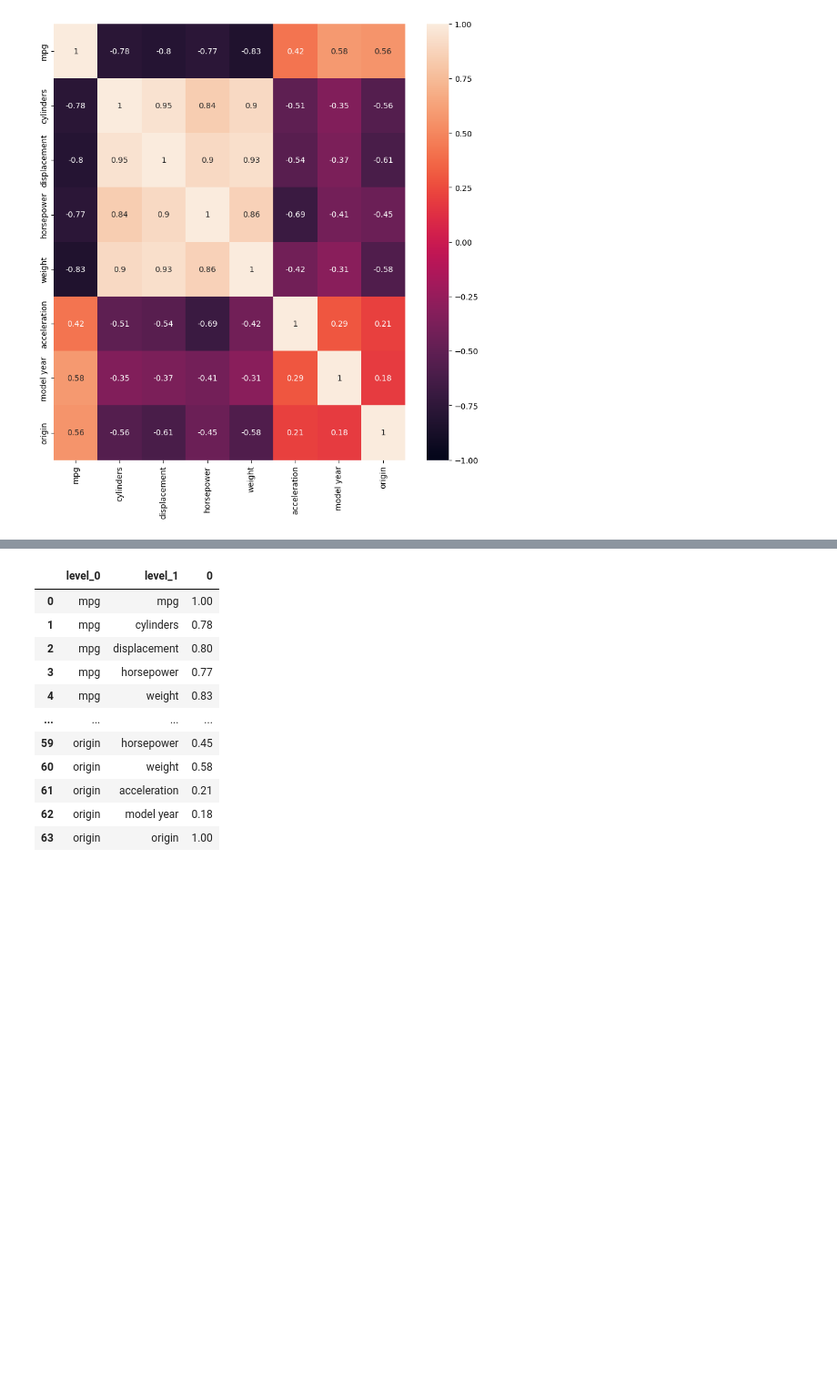
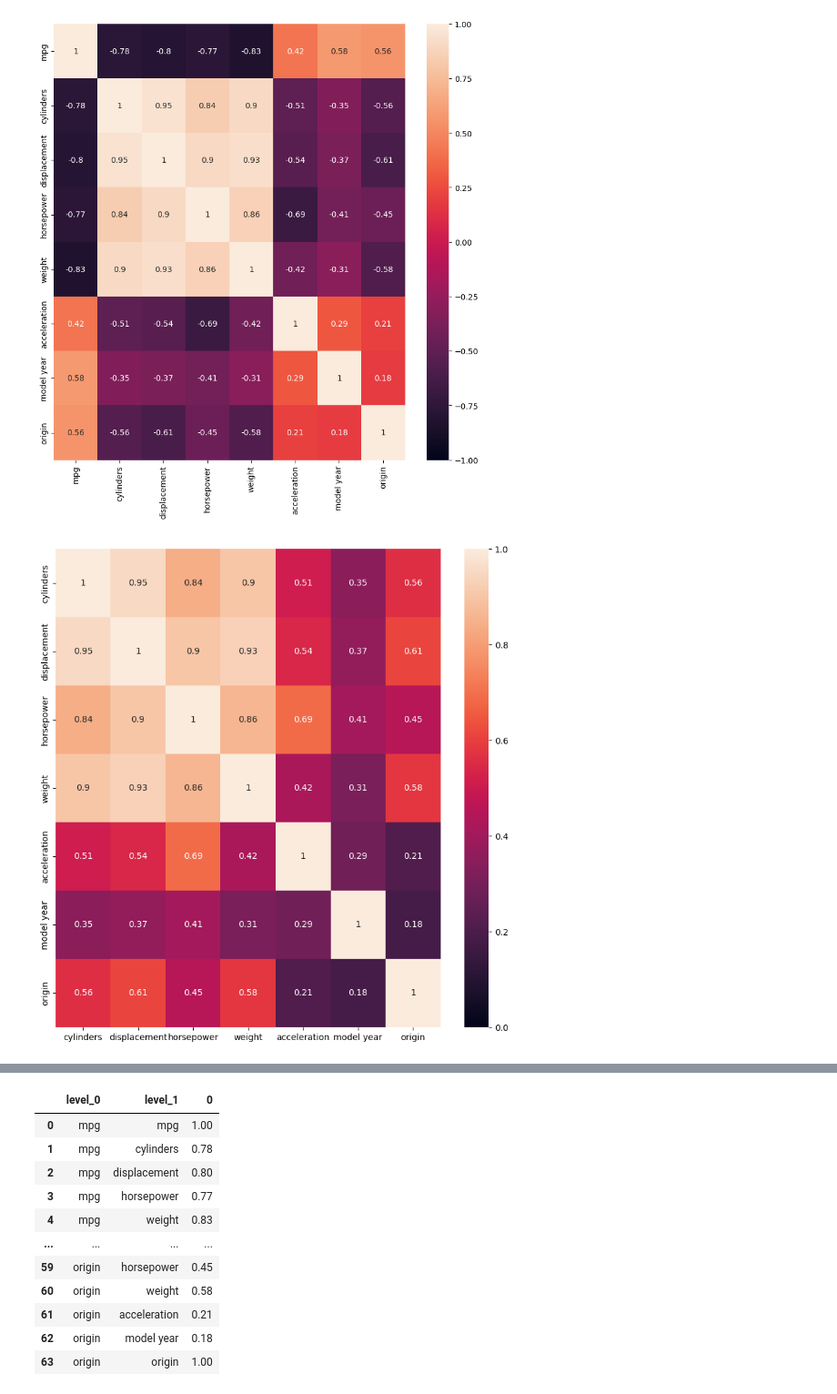
Before and after one commit to cnmi-ds-22/tanickell___Data-Science-Portfolio-C22, a Jupyter notebook: Modules/Module_2_Regression/Lectures/204-Linear.Regression.end.ipynb, the cells around one changed output, grey strips where cells are left out. Shown at 91% size. Drawn from its saved outputs; the diff is of its cells as text; code cells hidden in the pictures; blank space fills up the shorter version.

```diff
--- a/Modules/Module_2_Regression/Lectures/204-Linear.Regression.end.ipynb
+++ b/Modules/Module_2_Regression/Lectures/204-Linear.Regression.end.ipynb
@@ -168,3 +168,10 @@ correlation_matrix = cars_clean.corr().round(2)
 sns.heatmap(data=correlation_matrix, annot=True, vmin=-1, vmax=1) ;
 # %% [output]
 [figure]
+# %%
+# Let's take a look at a correlation plot
+plt.figure(figsize=(10,10))
+correlation_matrix = cars_clean.drop( columns = ["mpg"] ).corr().abs().round(2)
+sns.heatmap(data=correlation_matrix, annot=True, vmin=0, vmax=1) ;
+# %% [output]
+[figure, added]
```
Also changed, not shown: parts of 3 cells of this notebook.
